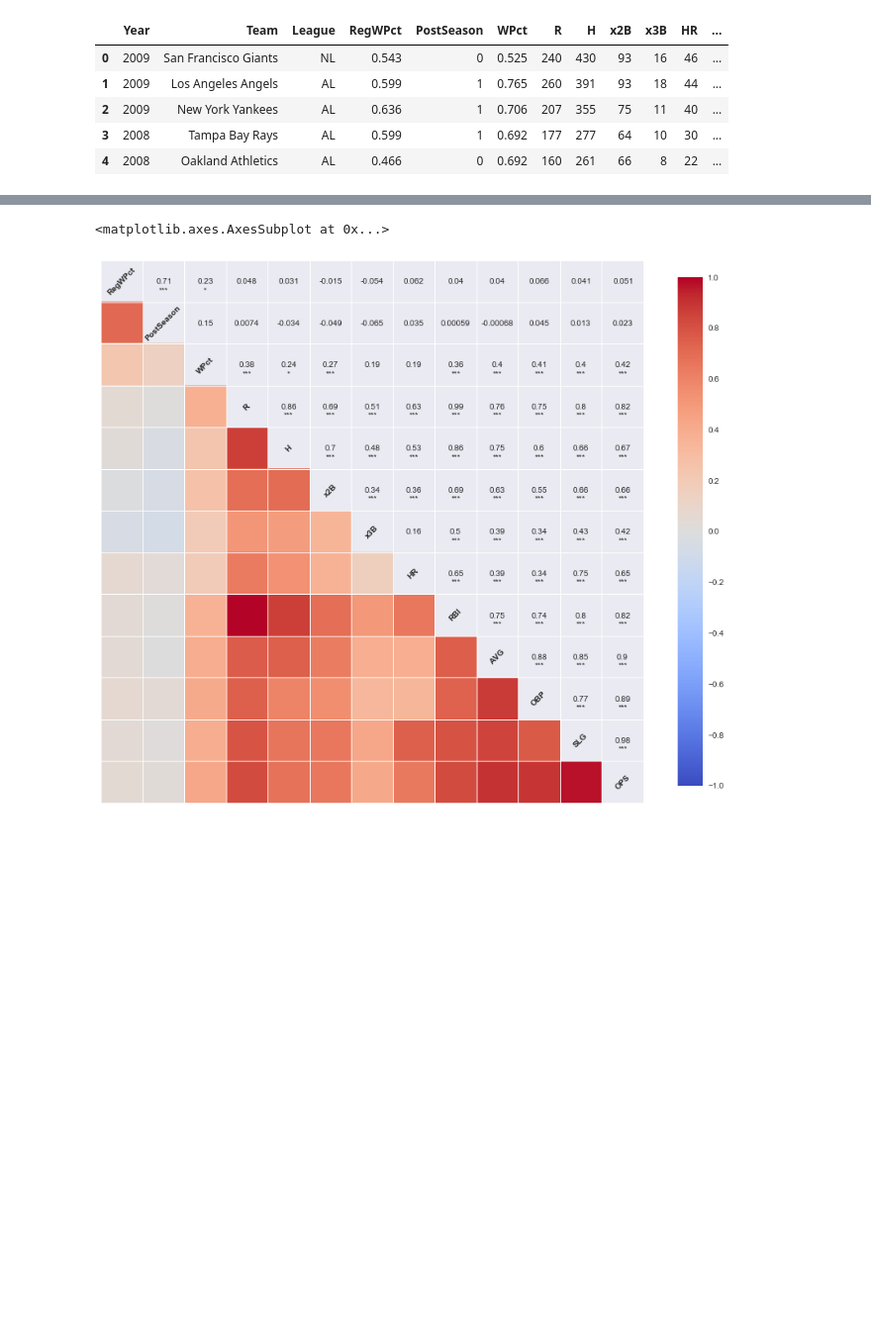
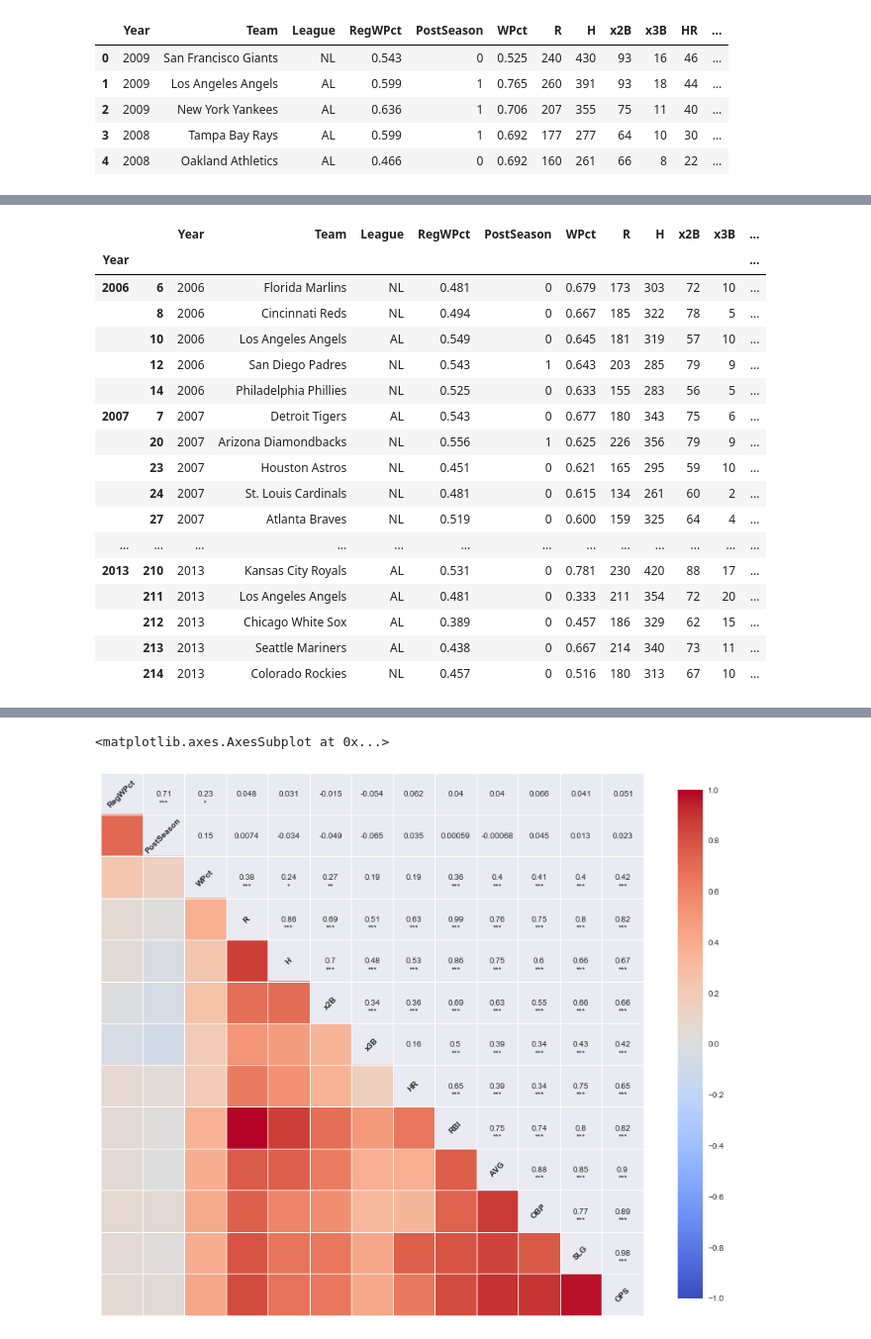
Before and after one commit to mgolafshar/baseball_project, a Jupyter notebook: Baseball Analysis.ipynb, the cells around one changed output, grey strips where cells are left out. Shown at 99% size. Drawn from its saved outputs; the diff is of its cells as text; code cells hidden in the pictures; blank space fills up the shorter version.

```diff
--- a/Baseball Analysis.ipynb
+++ b/Baseball Analysis.ipynb
@@ -136,0 +170,22 @@ bb.head()
+# %%
+yearGroup = bb.groupby('Year')
+yearGroup.head()
+# %% [output]
+|  |  | Year | Team | League | RegWPct | PostSeason | WPct | R | H | x2B | x3B | ... |
+| Year |  |  |  |  |  |  |  |  |  |  |  | ... |
+| 2006 | 6 | 2006 | Florida Marlins | NL | 0.481 | 0 | 0.679 | 173 | 303 | 72 | 10 | ... |
+|  | 8 | 2006 | Cincinnati Reds | NL | 0.494 | 0 | 0.667 | 185 | 322 | 78 | 5 | ... |
+|  | 10 | 2006 | Los Angeles Angels | AL | 0.549 | 0 | 0.645 | 181 | 319 | 57 | 10 | ... |
+|  | 12 | 2006 | San Diego Padres | NL | 0.543 | 1 | 0.643 | 203 | 285 | 79 | 9 | ... |
+|  | 14 | 2006 | Philadelphia Phillies | NL | 0.525 | 0 | 0.633 | 155 | 283 | 56 | 5 | ... |
+| 2007 | 7 | 2007 | Detroit Tigers | AL | 0.543 | 0 | 0.677 | 180 | 343 | 75 | 6 | ... |
+|  | 20 | 2007 | Arizona Diamondbacks | NL | 0.556 | 1 | 0.625 | 226 | 356 | 79 | 9 | ... |
+|  | 23 | 2007 | Houston Astros | NL | 0.451 | 0 | 0.621 | 165 | 295 | 59 | 10 | ... |
+|  | 24 | 2007 | St. Louis Cardinals | NL | 0.481 | 0 | 0.615 | 134 | 261 | 60 | 2 | ... |
+|  | 27 | 2007 | Atlanta Braves | NL | 0.519 | 0 | 0.600 | 159 | 325 | 64 | 4 | ... |
+| ... | ... | ... | ... | ... | ... | ... | ... | ... | ... | ... | ... | ... |
+| 2013 | 210 | 2013 | Kansas City Royals | AL | 0.531 | 0 | 0.781 | 230 | 420 | 88 | 17 | ... |
+|  | 211 | 2013 | Los Angeles Angels | AL | 0.481 | 0 | 0.333 | 211 | 354 | 72 | 20 | ... |
+|  | 212 | 2013 | Chicago White Sox | AL | 0.389 | 0 | 0.457 | 186 | 329 | 62 | 15 | ... |
+|  | 213 | 2013 | Seattle Mariners | AL | 0.438 | 0 | 0.667 | 214 | 340 | 73 | 11 | ... |
+|  | 214 | 2013 | Colorado Rockies | NL | 0.457 | 0 | 0.516 | 180 | 313 | 67 | 10 | ... |
```
Also changed, not shown: parts of 38 cells of this notebook.
